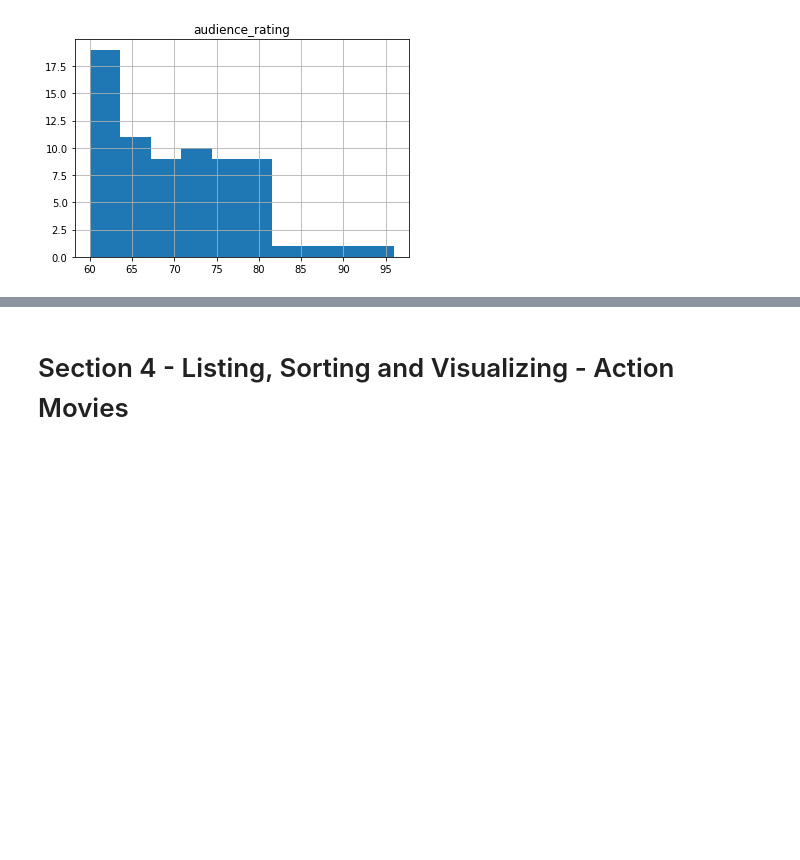
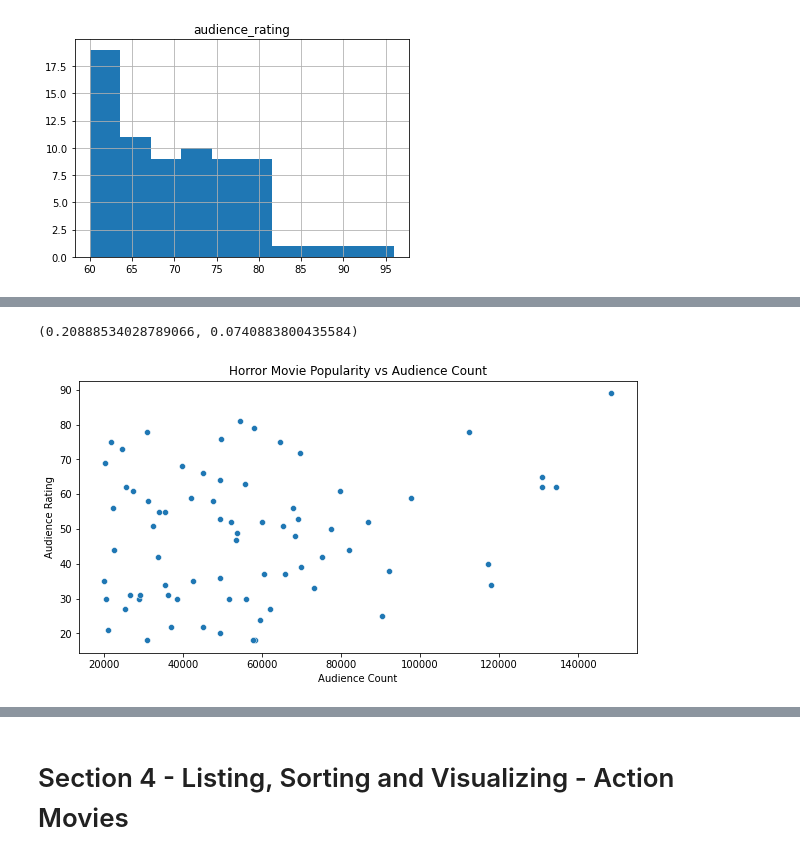
Before and after one commit to DarthRavencroft/Colabratory-Projects, a Jupyter notebook: Chris_Ford_Capstone_3.ipynb, the cells around one changed output, grey strips where cells are left out. Drawn from its saved outputs; the diff is of its cells as text; code cells hidden in the pictures; blank space fills up the shorter version.

```diff
--- a/Chris_Ford_Capstone_3.ipynb
+++ b/Chris_Ford_Capstone_3.ipynb
@@ -107,3 +154,12 @@ Movies3_filtered_rating.hist(column ='audience_rating')
 array([[<matplotlib.axes._subplots.AxesSubplot object at 0x...>]],
       dtype=object)
 [figure]
+# %%
+# Here I created a new filter titled Movies2 which selects only the columns we are using for this test
+Movies5 = Movies[['movie_title','genres','audience_rating','runtime','audience_count']]
+# %%
+# I then created another filter Movies3 which only applies 1 genre which is horror.
+Movies5_filtered = Movies5[Movies5['genres'].isin(['Horror'])]
+# %%
+# Here I further sort our movies into a specific dynamic we want to look at.
+Movies5_filtered_rating = Movies5_filtered.loc[(Movies5_filtered['audience_count'] <= 150000) & (Movies5_filtered['audience_count'] > 20000)]
@@ -109,0 +175,16 @@ array([[<matplotlib.axes._subplots.AxesSubplot object at 0x...>]],
+# %%
+# I then run my pearsonr test to see the correlation between audience rating and audience count.
+stats.pearsonr(Movies5_filtered_rating['audience_rating'],Movies5_filtered_rating['audience_count'])
+# %% [output]
+(0.20888534028789066, 0.0740883800435584)
+# %%
+# After running our personr test it is timme to show a scatterpoint graph to visualize our data.
+# As you can see from our graph there is a little to no correlation.
+plt.figure(figsize=(10,5))
+sns.scatterplot(x="audience_count", y="audience_rating", data=Movies5_filtered_rating)
+plt.xlabel("Audience Count")
+plt.ylabel("Audience Rating")
+plt.title('Horror Movie Popularity vs Audience Count')
+plt.show()
+# %% [output]
+[figure, added]
```
Also changed, not shown: parts of 29 cells of this notebook.
